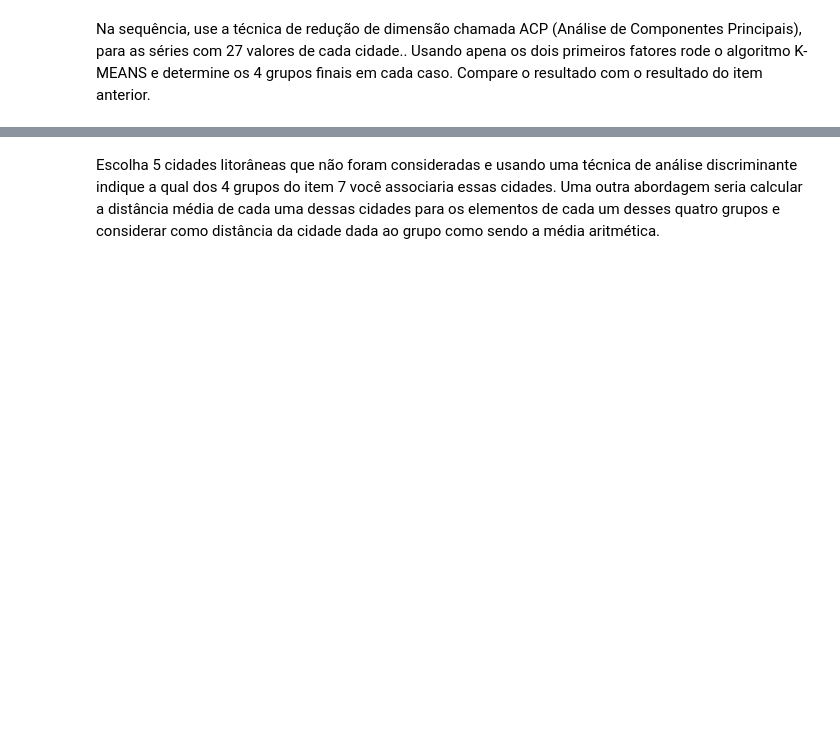
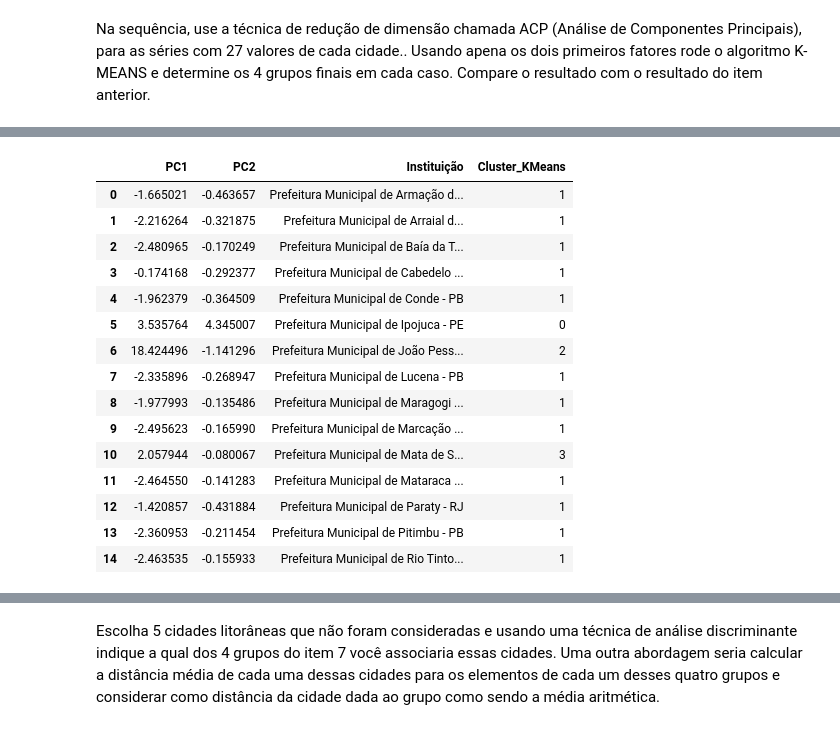
Before and after one commit to caiochacon/Mineracao, a Jupyter notebook: main.ipynb, the cells around one changed output, grey strips where cells are left out. Saved outputs shown, nothing was run; the diff lists cells and outputs as text; code cells hidden in the pictures; blank space fills up the shorter version.

```diff
--- a/main.ipynb
+++ b/main.ipynb
@@ -601,3 +572,22 @@ Ano
 2               0   1  0  1
 3               1   0  0  0
 4               0   0  1  0
+# %%
+df_pca
+# %% [output]
+|  | PC1 | PC2 | Instituição | Cluster_KMeans |
+| 0 | -1.665021 | -0.463657 | Prefeitura Municipal de Armação d... | 1 |
+| 1 | -2.216264 | -0.321875 | Prefeitura Municipal de Arraial d... | 1 |
+| 2 | -2.480965 | -0.170249 | Prefeitura Municipal de Baía da T... | 1 |
+| 3 | -0.174168 | -0.292377 | Prefeitura Municipal de Cabedelo ... | 1 |
+| 4 | -1.962379 | -0.364509 | Prefeitura Municipal de Conde - PB | 1 |
+| 5 | 3.535764 | 4.345007 | Prefeitura Municipal de Ipojuca - PE | 0 |
+| 6 | 18.424496 | -1.141296 | Prefeitura Municipal de João Pess... | 2 |
+| 7 | -2.335896 | -0.268947 | Prefeitura Municipal de Lucena - PB | 1 |
+| 8 | -1.977993 | -0.135486 | Prefeitura Municipal de Maragogi ... | 1 |
+| 9 | -2.495623 | -0.165990 | Prefeitura Municipal de Marcação ... | 1 |
+| 10 | 2.057944 | -0.080067 | Prefeitura Municipal de Mata de S... | 3 |
+| 11 | -2.464550 | -0.141283 | Prefeitura Municipal de Mataraca ... | 1 |
+| 12 | -1.420857 | -0.431884 | Prefeitura Municipal de Paraty - RJ | 1 |
+| 13 | -2.360953 | -0.211454 | Prefeitura Municipal de Pitimbu - PB | 1 |
+| 14 | -2.463535 | -0.155933 | Prefeitura Municipal de Rio Tinto... | 1 |
```
Also changed, not shown: parts of 21 cells of this notebook.
